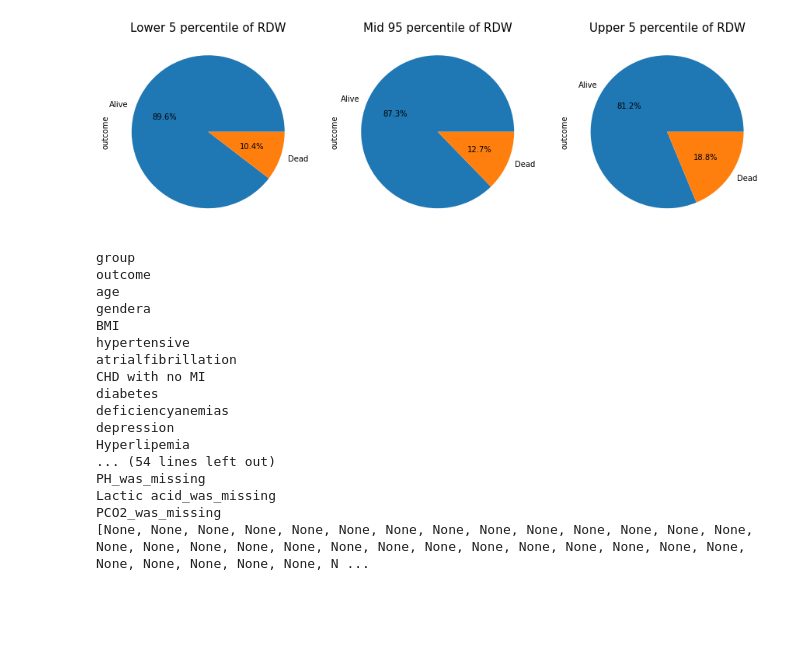
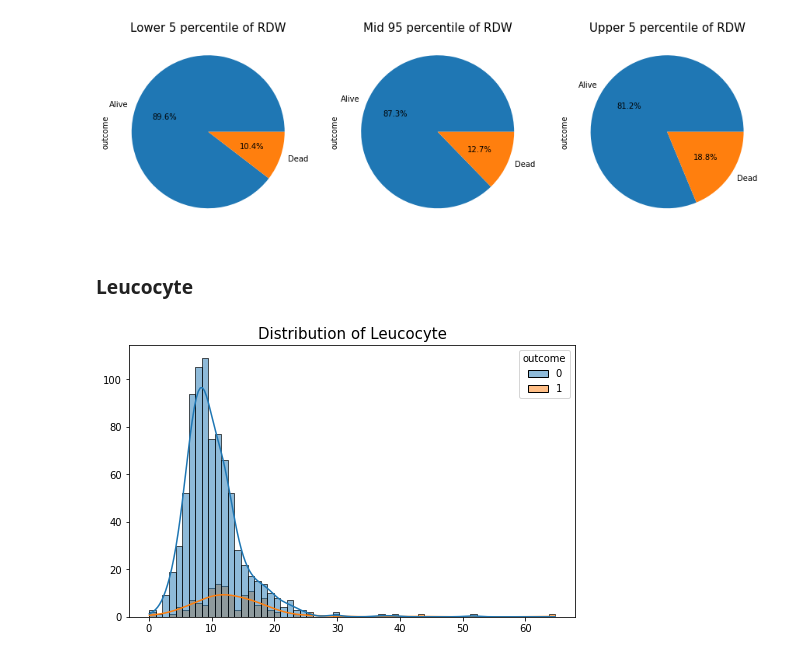
Before and after one commit to yashveersinghsohi/Hospital_Mortality_Prediction, a Jupyter notebook: Hospital_00_Preliminary_EDA.ipynb, the cells around one changed output. Drawn from its saved outputs; the diff is of its cells as text; code cells hidden in the pictures; blank space fills up the shorter version.

```diff
--- a/Hospital_00_Preliminary_EDA.ipynb
+++ b/Hospital_00_Preliminary_EDA.ipynb
@@ -478,23 +486,9 @@ plot_box_plot_with_target("RDW")
 plot_tri_pie("RDW")
 # %% [output]
 [figure]
-# %%
-print([print(col) for col in train.columns])
-# %% [output]
-group
-outcome
-age
-gendera
-BMI
-hypertensive
-atrialfibrillation
-CHD with no MI
-diabetes
-deficiencyanemias
-depression
-Hyperlipemia
-... (54 lines left out)
-PH_was_missing
-Lactic acid_was_missing
-PCO2_was_missing
-[None, None, None, None, None, None, None, None, None, None, None, None, None, None, None, None, None, None, None, None, None, None, None, None, None, None, None, None, None, None, None, None, None, N ...
+# %% [markdown]
+### Leucocyte
+# %%
+plot_histogram_with_target("Leucocyte")
+# %% [output]
+[figure, added]
```
Also changed, not shown: parts of 100 cells of this notebook.
